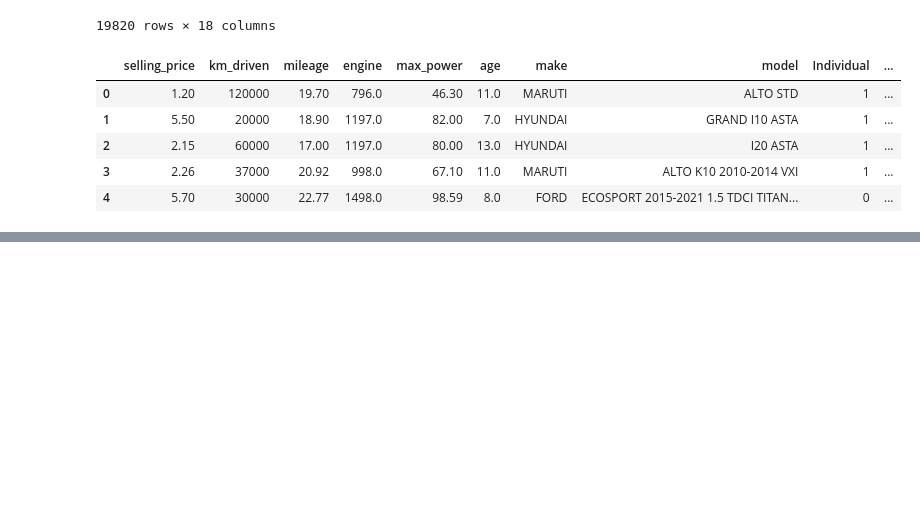
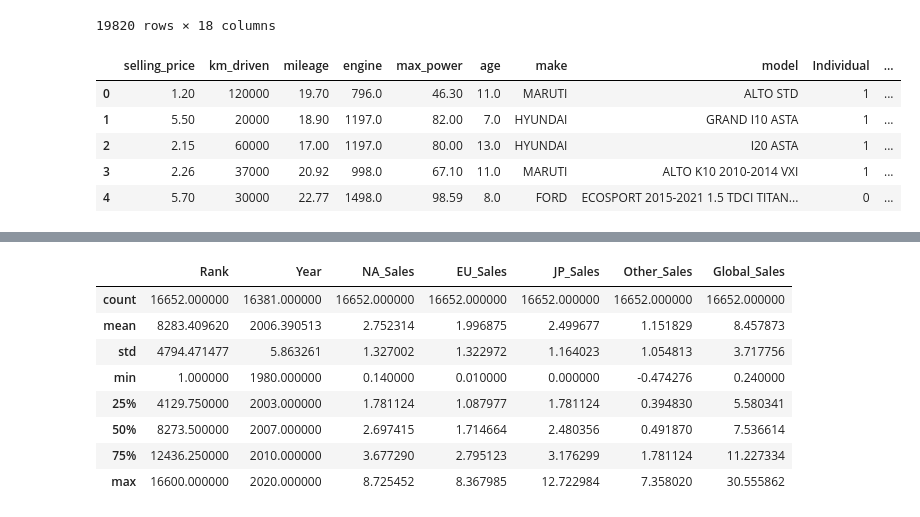
Before and after one commit to harshaiml/aiml-daily-practice, a Jupyter notebook: notebooks/IM Session 23 - Story-Driven EDA/Story-Driven-EDA.ipynb, the cells around one changed output, grey strips where cells are left out. Saved outputs shown, nothing was run; the diff lists cells and outputs as text; code cells hidden in the pictures; blank space fills up the shorter version.

```diff
--- a/notebooks/IM Session 23 - Story-Driven EDA/Story-Driven-EDA.ipynb
+++ b/notebooks/IM Session 23 - Story-Driven EDA/Story-Driven-EDA.ipynb
@@ -86,0 +97,12 @@ operable program or batch file.
+# %%
+data.describe()
+# %% [output]
+|  | Rank | Year | NA_Sales | EU_Sales | JP_Sales | Other_Sales | Global_Sales |
+| count | 16652.000000 | 16381.000000 | 16652.000000 | 16652.000000 | 16652.000000 | 16652.000000 | 16652.000000 |
+| mean | 8283.409620 | 2006.390513 | 2.752314 | 1.996875 | 2.499677 | 1.151829 | 8.457873 |
+| std | 4794.471477 | 5.863261 | 1.327002 | 1.322972 | 1.164023 | 1.054813 | 3.717756 |
+| min | 1.000000 | 1980.000000 | 0.140000 | 0.010000 | 0.000000 | -0.474276 | 0.240000 |
+| 25% | 4129.750000 | 2003.000000 | 1.781124 | 1.087977 | 1.781124 | 0.394830 | 5.580341 |
+| 50% | 8273.500000 | 2007.000000 | 2.697415 | 1.714664 | 2.480356 | 0.491870 | 7.536614 |
+| 75% | 12436.250000 | 2010.000000 | 3.677290 | 2.795123 | 3.176299 | 1.781124 | 11.227334 |
+| max | 16600.000000 | 2020.000000 | 8.725452 | 8.367985 | 12.722984 | 7.358020 | 30.555862 |
```
Also changed, not shown: parts of 5 cells of this notebook, 1 other file.
